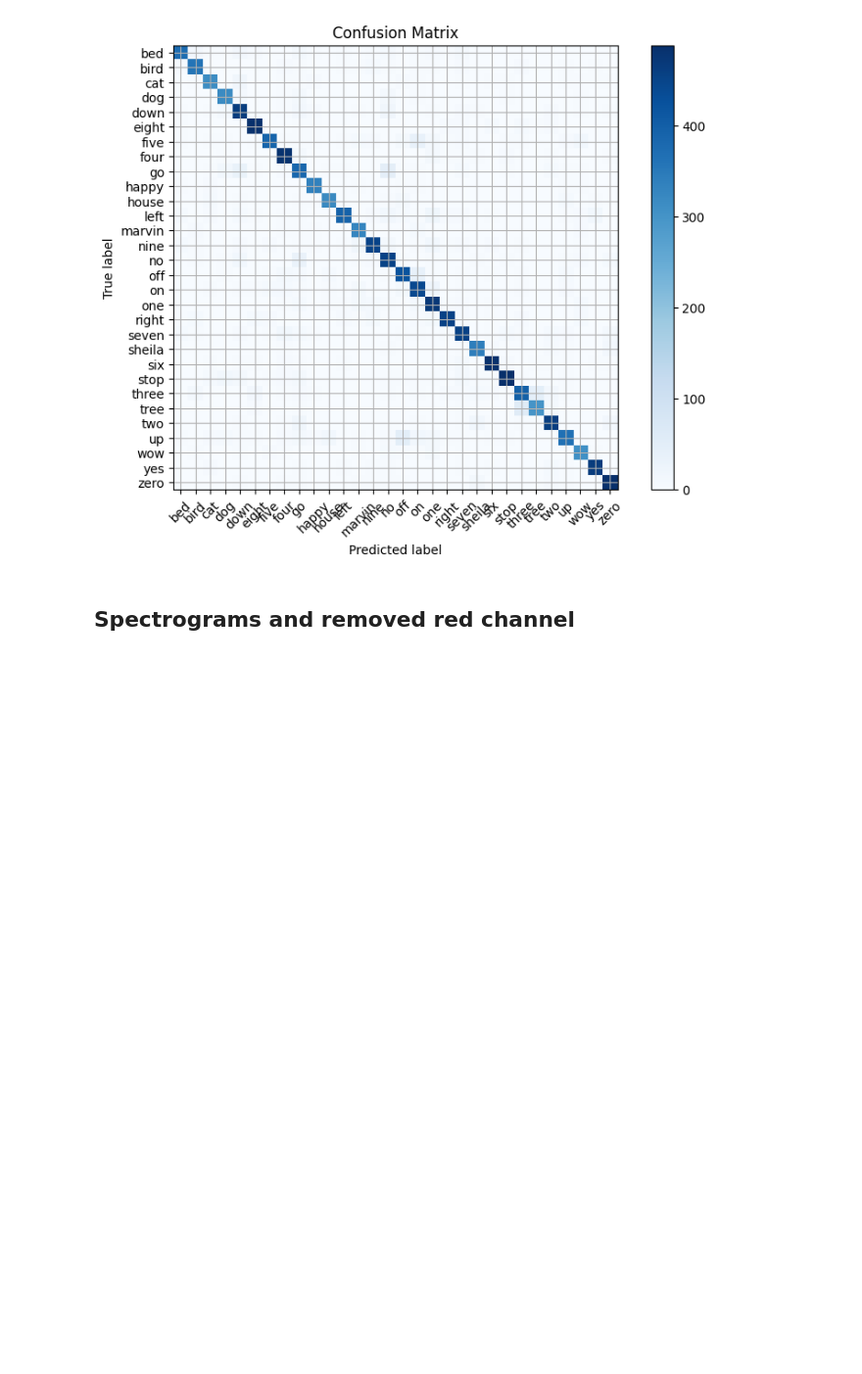
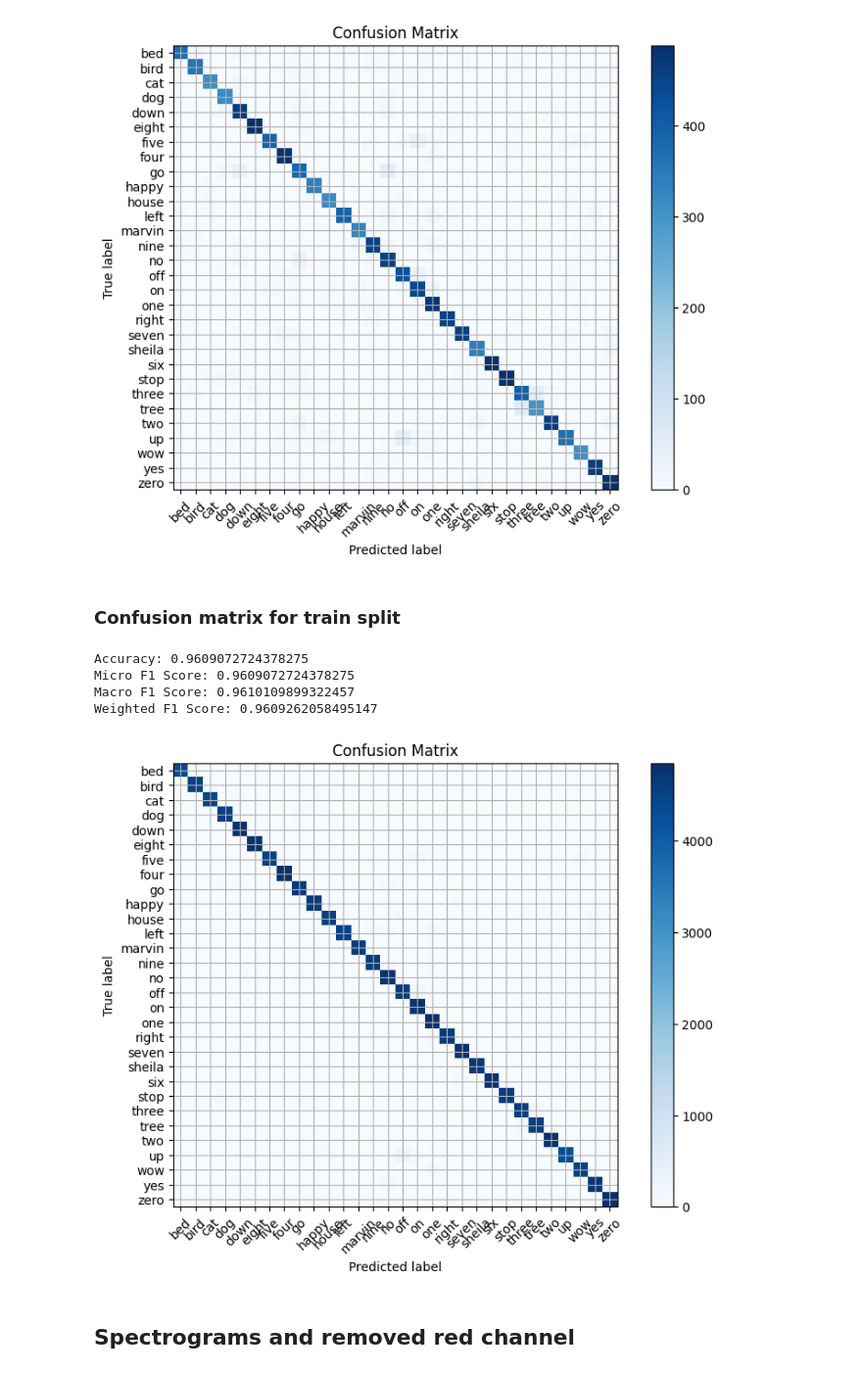
Before and after one commit to pavonism/intro-to-ml, a Jupyter notebook: scripts/TrainSimpleCNNModel.ipynb, the cells around one changed output. Shown at 98% size. Saved outputs shown, nothing was run; the diff lists cells and outputs as text; code cells hidden in the pictures; blank space fills up the shorter version.

Commit message:
Evaluate model on train split

```diff
--- a/scripts/TrainSimpleCNNModel.ipynb
+++ b/scripts/TrainSimpleCNNModel.ipynb
@@ -184,3 +187,5 @@ Micro F1 Score: 0.8521653956482194
 Macro F1 Score: 0.853886283097096
 Weighted F1 Score: 0.8522792772928726
 [figure]
+# %% [markdown]
+### Confusion matrix for train split
@@ -187,3 +197,14 @@ Weighted F1 Score: 0.8522792772928726
+# %%
+df = pd.read_csv(f"{FOLDER_PATH}/predictions_train.csv")
+y_true = df["y_true"].values
+y_pred = df["y_pred"].values
+summary(y_true, y_pred, CLASS_LABELS)
+# %% [output]
+Accuracy: 0.9609072724378275
+Micro F1 Score: 0.9609072724378275
+Macro F1 Score: 0.9610109899322457
+Weighted F1 Score: 0.9609262058495147
+[figure, added]
 # %% [markdown]
 ## Spectrograms and removed red channel
 # %%
```
Also changed, not shown: parts of 4 cells of this notebook.
